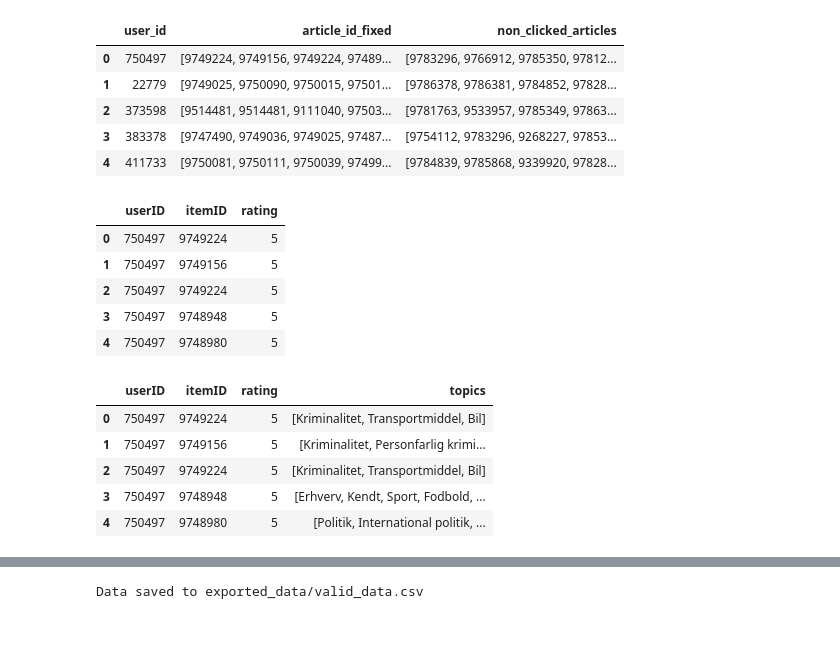
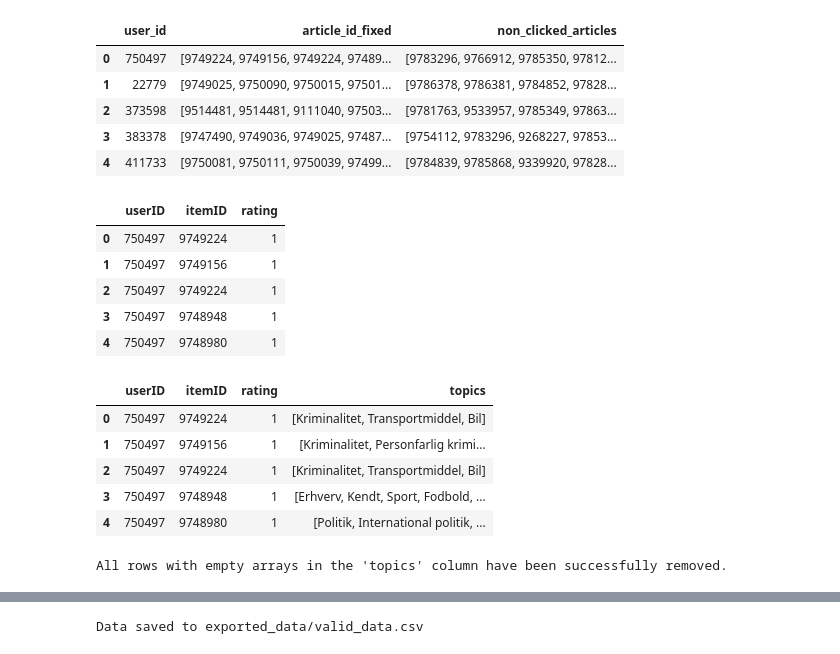
Before and after one commit to benceisonline/AAU-Project-6-Backend-2024, a Jupyter notebook: Collaborative_Filtering/LightFM_Dataprep.ipynb, the cells around one changed output, grey strips where cells are left out. Drawn from its saved outputs; the diff is of its cells as text; code cells hidden in the pictures.

```diff
--- a/Collaborative_Filtering/LightFM_Dataprep.ipynb
+++ b/Collaborative_Filtering/LightFM_Dataprep.ipynb
@@ -214,11 +237,11 @@ data = []
 for index, row in train_history_with_unclicked.iterrows():
     # For each item in article_id_fixed, add a row with rating 5
     for item in row['article_id_fixed']:
-        data.append([row['user_id'], item, 5])
+        data.append([row['user_id'], item, 1])
 
     # For each item in non_clicked_articles, add a row with rating 1
     for item in row['non_clicked_articles']:
-        data.append([row['user_id'], item, 1])
+        data.append([row['user_id'], item, 0])
 
 # Create the final dataframe from the collected data
 train_history_with_rating = pd.DataFrame(data, columns=['userID', 'itemID', 'rating'])
@@ -384,33 +474,47 @@ valid_history_with_unclicked.head()
 # %%
 data = []
 
 for index, row in valid_history_with_unclicked.iterrows():
     for item in row['article_id_fixed']:
-        data.append([row['user_id'], item, 5])
+        data.append([row['user_id'], item, 1])
 
     for item in row['non_clicked_articles']:
-        data.append([row['user_id'], item, 1])
+        data.append([row['user_id'], item, 0])
 
 valid_history_with_rating = pd.DataFrame(data, columns=['userID', 'itemID', 'rating'])
 valid_history_with_rating.head()
 # %% [output]
 |  | userID | itemID | rating |
-| 0 | 750497 | 9749224 | 5 |
-| 1 | 750497 | 9749156 | 5 |
-| 2 | 750497 | 9749224 | 5 |
-| 3 | 750497 | 9748948 | 5 |
-| 4 | 750497 | 9748980 | 5 |
+| 0 | 750497 | 9749224 | 1 |
+| 1 | 750497 | 9749156 | 1 |
+| 2 | 750497 | 9749224 | 1 |
+| 3 | 750497 | 9748948 | 1 |
+| 4 | 750497 | 9748980 | 1 |
 # %%
 valid_history_with_topics = pd.merge(valid_history_with_rating, news[['article_id', 'topics']], left_on='itemID', right_on='article_id', how='left')
 valid_history_with_topics.drop(columns=['article_id'], inplace=True)
 valid_history_with_topics.head()
 # %% [output]
 |  | userID | itemID | rating | topics |
-| 0 | 750497 | 9749224 | 5 | [Kriminalitet, Transportmiddel, Bil] |
-| 1 | 750497 | 9749156 | 5 | [Kriminalitet, Personfarlig krimi... |
-| 2 | 750497 | 9749224 | 5 | [Kriminalitet, Transportmiddel, Bil] |
-| 3 | 750497 | 9748948 | 5 | [Erhverv, Kendt, Sport, Fodbold, ... |
-| 4 | 750497 | 9748980 | 5 | [Politik, International politik, ... |
+| 0 | 750497 | 9749224 | 1 | [Kriminalitet, Transportmiddel, Bil] |
+| 1 | 750497 | 9749156 | 1 | [Kriminalitet, Personfarlig krimi... |
+| 2 | 750497 | 9749224 | 1 | [Kriminalitet, Transportmiddel, Bil] |
+| 3 | 750497 | 9748948 | 1 | [Erhverv, Kendt, Sport, Fodbold, ... |
+| 4 | 750497 | 9748980 | 1 | [Politik, International politik, ... |
+# %%
+# Remove rows where the 'topics' column contains empty arrays
+valid_history_with_topics = valid_history_with_topics[valid_history_with_topics['topics'].apply(len) > 0]
+
+# Check if there are any rows where the 'topics' column contains empty arrays after removal
+empty_topics_rows_after_removal = valid_history_with_topics['topics'].apply(lambda x: len(x) == 0).any()
+
+# Print the result
+if empty_topics_rows_after_removal:
+    print("There are still rows where the 'topics' column contains empty arrays after removal.")
+else:
+    print("All rows with empty arrays in the 'topics' column have been successfully removed.")
+# %% [output]
+All rows with empty arrays in the 'topics' column have been successfully removed.
 # %%
 valid_history_with_topics['genre'] = valid_history_with_topics['topics'].apply(extract_genre)
 valid_history_with_topics.drop(columns=['topics'], inplace=True)
```
Also changed, not shown: parts of 24 cells of this notebook, 2 other files.
